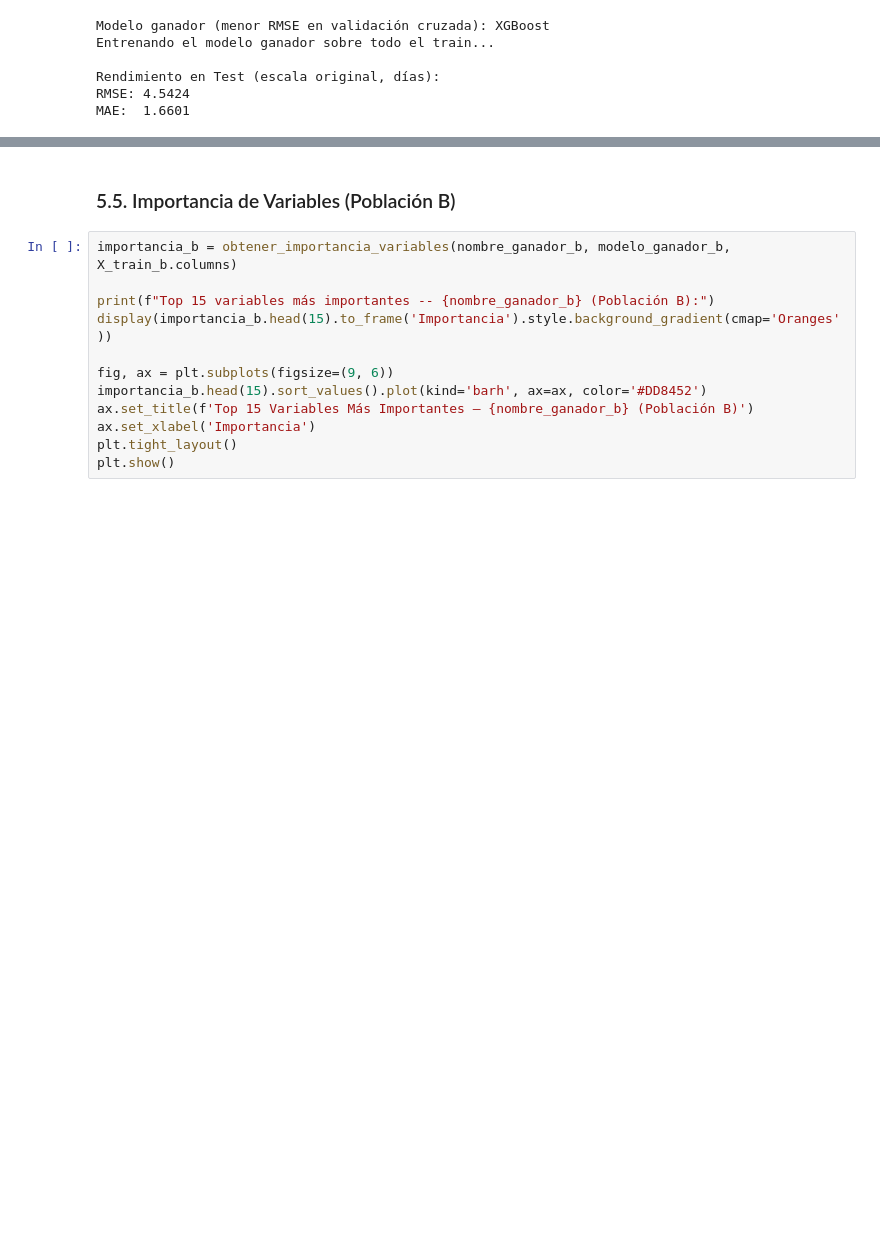
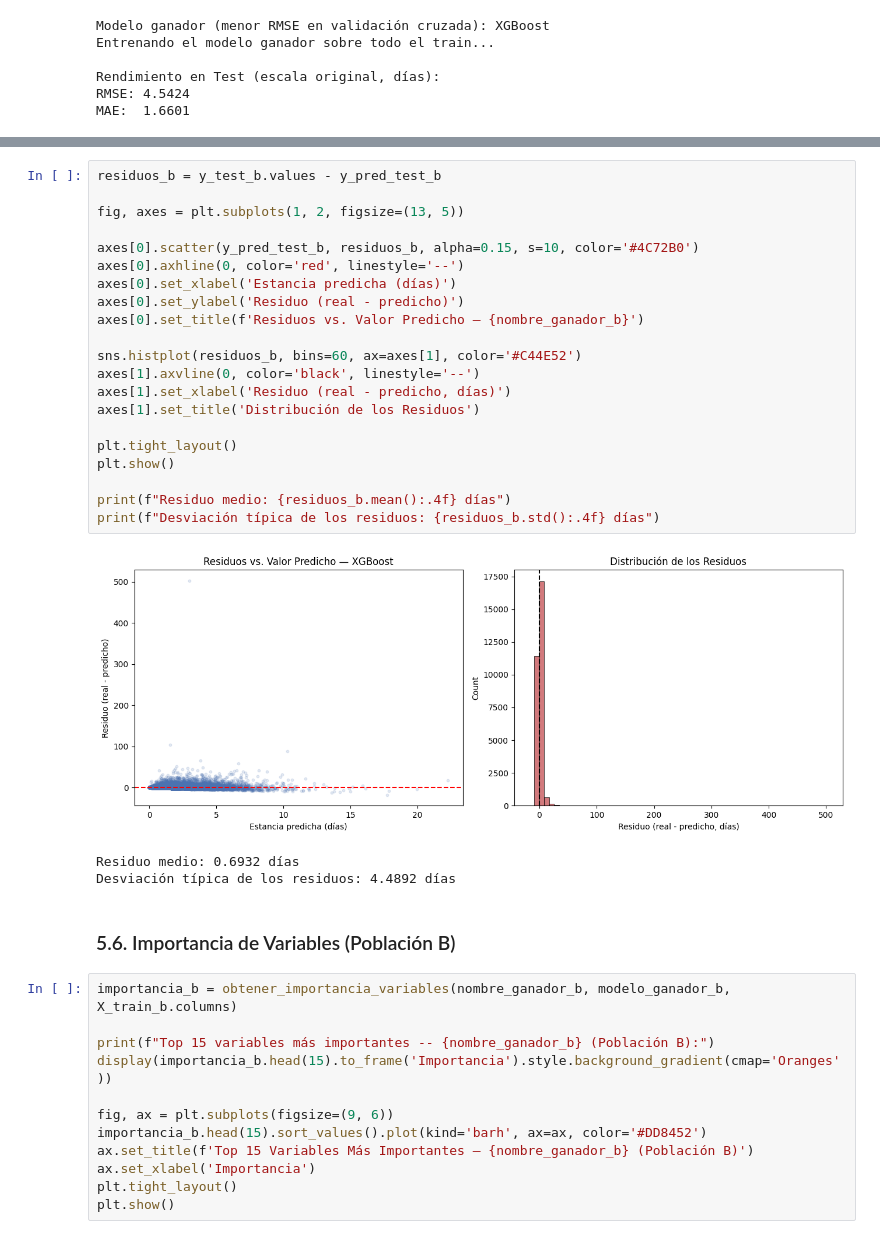
Before and after one commit to ainhoasb/tfg-eicu-dw-ml, a Jupyter notebook: notebooks/03_Modelo_Regresion_Estancia.ipynb, the cells around one changed output, grey strips where cells are left out. Drawn from its saved outputs; the diff is of its cells as text; blank space fills up the shorter version.

Commit message:
fix(notebook): completa análisis de residuos para ambas poblaciones (A y B)

```diff
--- a/notebooks/03_Modelo_Regresion_Estancia.ipynb
+++ b/notebooks/03_Modelo_Regresion_Estancia.ipynb
@@ -704,5 +708,30 @@ MAE:  1.6601
+# %%
+residuos_b = y_test_b.values - y_pred_test_b
+
+fig, axes = plt.subplots(1, 2, figsize=(13, 5))
+
+axes[0].scatter(y_pred_test_b, residuos_b, alpha=0.15, s=10, color='#4C72B0')
+axes[0].axhline(0, color='red', linestyle='--')
+axes[0].set_xlabel('Estancia predicha (días)')
+axes[0].set_ylabel('Residuo (real - predicho)')
+axes[0].set_title(f'Residuos vs. Valor Predicho — {nombre_ganador_b}')
+
+sns.histplot(residuos_b, bins=60, ax=axes[1], color='#C44E52')
+axes[1].axvline(0, color='black', linestyle='--')
+axes[1].set_xlabel('Residuo (real - predicho, días)')
+axes[1].set_title('Distribución de los Residuos')
+
+plt.tight_layout()
+plt.show()
+
+print(f"Residuo medio: {residuos_b.mean():.4f} días")
+print(f"Desviación típica de los residuos: {residuos_b.std():.4f} días")
+# %% [output]
+[figure, added]
+Residuo medio: 0.6932 días
+Desviación típica de los residuos: 4.4892 días
 # %% [markdown]
-### 5.5. Importancia de Variables (Población B)
+### 5.6. Importancia de Variables (Población B)
 # %%
 importancia_b = obtener_importancia_variables(nombre_ganador_b, modelo_ganador_b, X_train_b.columns)
 
```
Also changed, not shown: parts of 1 cell of this notebook.
